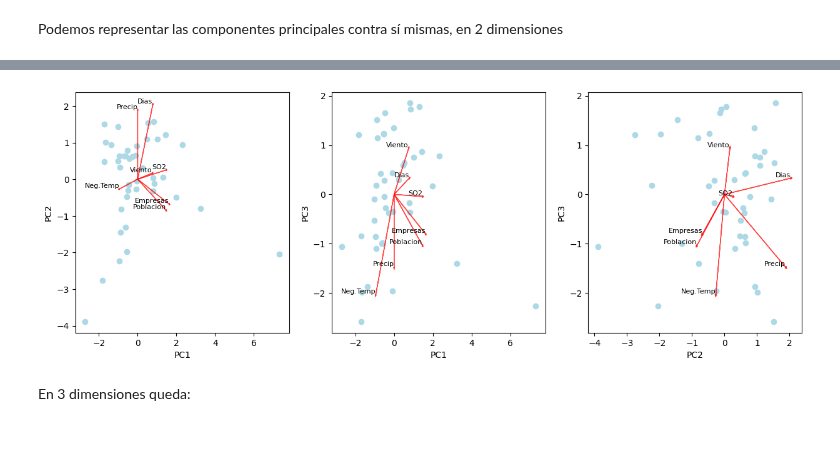
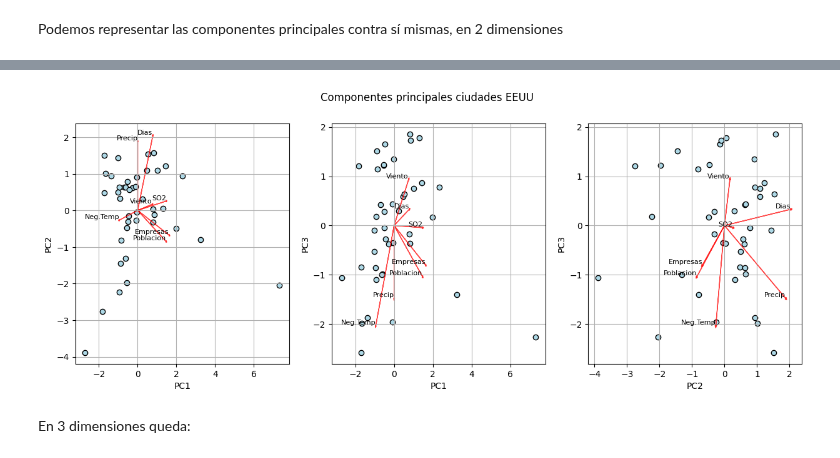
Before and after one commit to Alf-caput/P1_MineriaDeDatos, a Jupyter notebook: P3_ReduccionDimensionalidad/P3_ReduccionDimensionalidad.ipynb, the cells around one changed output, grey strips where cells are left out. Saved outputs shown, nothing was run; the diff lists cells and outputs as text; code cells hidden in the pictures.

Commit message:
plot muestra y mejoras plot poblacion df

```diff
--- a/P3_ReduccionDimensionalidad/P3_ReduccionDimensionalidad.ipynb
+++ b/P3_ReduccionDimensionalidad/P3_ReduccionDimensionalidad.ipynb
@@ -383,32 +392,3 @@ Precip     0.00  0.63 -0.49
 Dias       0.26  0.68  0.11
 # %% [markdown]
 Podemos representar las componentes principales contra sí mismas, en 2 dimensiones
-# %%
-fig, axs = plt.subplots(1, 3, figsize=(15, 5))
-
-axs[0].scatter(df_pca['PC1'], df_pca['PC2'], color='lightblue')
-for i, variable in enumerate(df_std.columns):
-    x, y, z = np.zeros(3)
-    u, v, w = eigenvectors[i, :3] * 3
-    axs[0].arrow(x, y, u, v, color='r', alpha=0.7, head_width=0.05, head_length=0.05)
-    axs[0].text(u, v, variable, color='k', ha='right', va='bottom', fontsize=8)
-    axs[0].set_xlabel('PC1')
-    axs[0].set_ylabel('PC2')
-
-axs[1].scatter(df_pca['PC1'], df_pca['PC3'], color='lightblue')
-for i, variable in enumerate(df_std.columns):
-    x, y, z = np.zeros(3)
-    u, v, w = eigenvectors[i, :3] * 3
-    axs[1].arrow(x, z, u, w, color='r', alpha=0.7, head_width=0.05, head_length=0.05)
-    axs[1].text(u, w, variable, color='k', ha='right', va='bottom', fontsize=8)
-    axs[1].set_xlabel('PC1')
-    axs[1].set_ylabel('PC3')
-
-axs[2].scatter(df_pca['PC2'], df_pca['PC3'], color='lightblue')
-for i, variable in enumerate(df_std.columns):
-    x, y, z = np.zeros(3)
-    u, v, w = eigenvectors[i, :3] * 3
-    axs[2].arrow(y, z, v, w, color='r', alpha=0.7, head_width=0.05, head_length=0.05)
-    axs[2].text(v, w, variable, color='k', ha='right', va='bottom', fontsize=8)
-    axs[2].set_xlabel('PC2')
-    axs[2].set_ylabel('PC3')
@@ -417,20 +395,23 @@ for i, variable in enumerate(df_std.columns):
 # %%
 fig, axs = plt.subplots(1, 3, figsize=(15, 5))
 num_comp = 3
 scale_factor = 3
 pc_eigenvectors = eigenvectors[:, :num_comp] * scale_factor
 pc_axs = {'PC1': 0, 'PC2': 1, 'PC3': 2}
 for i, (x, y) in enumerate([('PC1', 'PC2'), ('PC1', 'PC3'), ('PC2', 'PC3')]):
-    axs[i].scatter(df_pca[x], df_pca[y], color='lightblue')
+    axs[i].scatter(df_pca[x], df_pca[y], color='lightblue', edgecolors='black')
     for j, variable in enumerate(df_std.columns):
         # Components of the eigenvector (same as coords of initial variables) in pc_axs[x], pc_axs[y] dimensions
         u, v = pc_eigenvectors[j, pc_axs[x]], pc_eigenvectors[j, pc_axs[y]]
         axs[i].arrow(0, 0, u, v, color='r', alpha=0.7, head_width=0.05, head_length=0.05)
         axs[i].text(u, v, variable, color='k', ha='right', va='bottom', fontsize=8)
         axs[i].set_xlabel(x)
         axs[i].set_ylabel(y)
+    axs[i].grid()
+plt.suptitle('Componentes principales ciudades EEUU')
+plt.show()
 # %% [output]
-[figure, old version]
+[figure, new version]
 # %% [markdown]
 En 3 dimensiones queda:
 # %%
```
Also changed, not shown: parts of 7 cells of this notebook.
